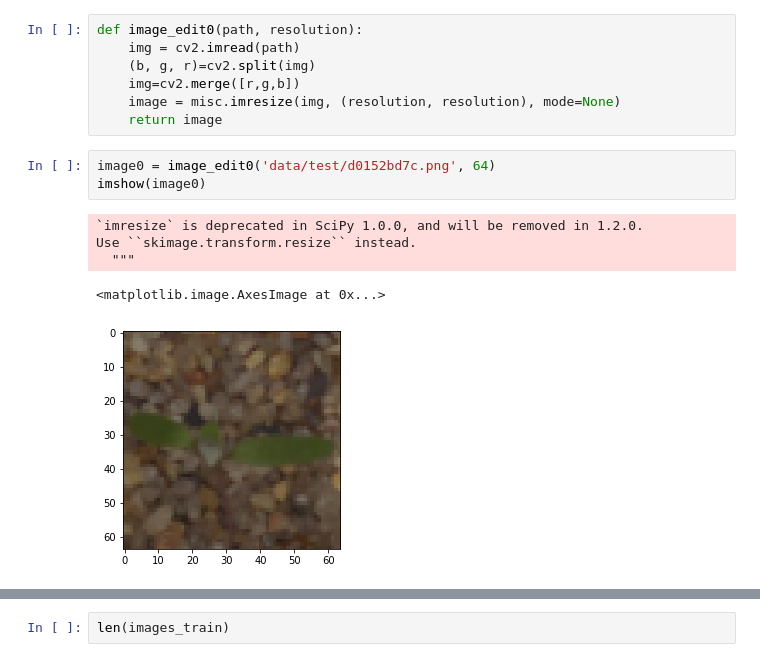
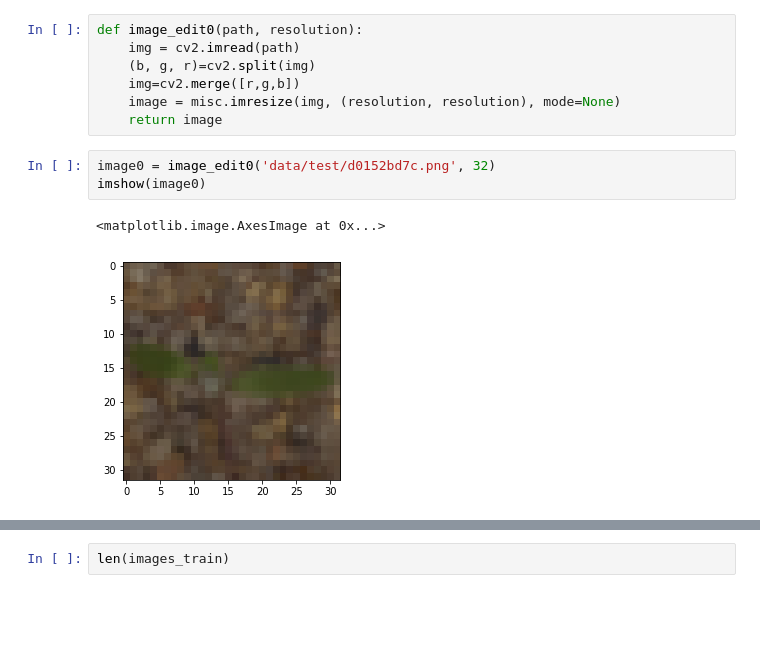
Before and after one commit to rodgomrod/Plant-Seedlings-Classification, a Jupyter notebook: main.ipynb, the cells around one changed output, grey strips where cells are left out. Cells and saved outputs as stored; diff of their text form; blank space fills up the shorter version.

```diff
--- a/main.ipynb
+++ b/main.ipynb
@@ -204,14 +229,11 @@ def image_edit0(path, resolution):
     image = misc.imresize(img, (resolution, resolution), mode=None)
     return image
 # %%
-image0 = image_edit0('data/test/d0152bd7c.png', 64)
+image0 = image_edit0('data/test/d0152bd7c.png', 32)
 imshow(image0)
 # %% [output]
-`imresize` is deprecated in SciPy 1.0.0, and will be removed in 1.2.0.
-Use ``skimage.transform.resize`` instead.
-  """
+<matplotlib.image.AxesImage at 0x...>
-<matplotlib.image.AxesImage at 0x...>
-[figure, old version]
+[figure, new version]
 # %%
 image = image_edit('data/test/d0152bd7c.png', 32)
 imshow(image)
```
Also changed, not shown: parts of 24 cells of this notebook.
